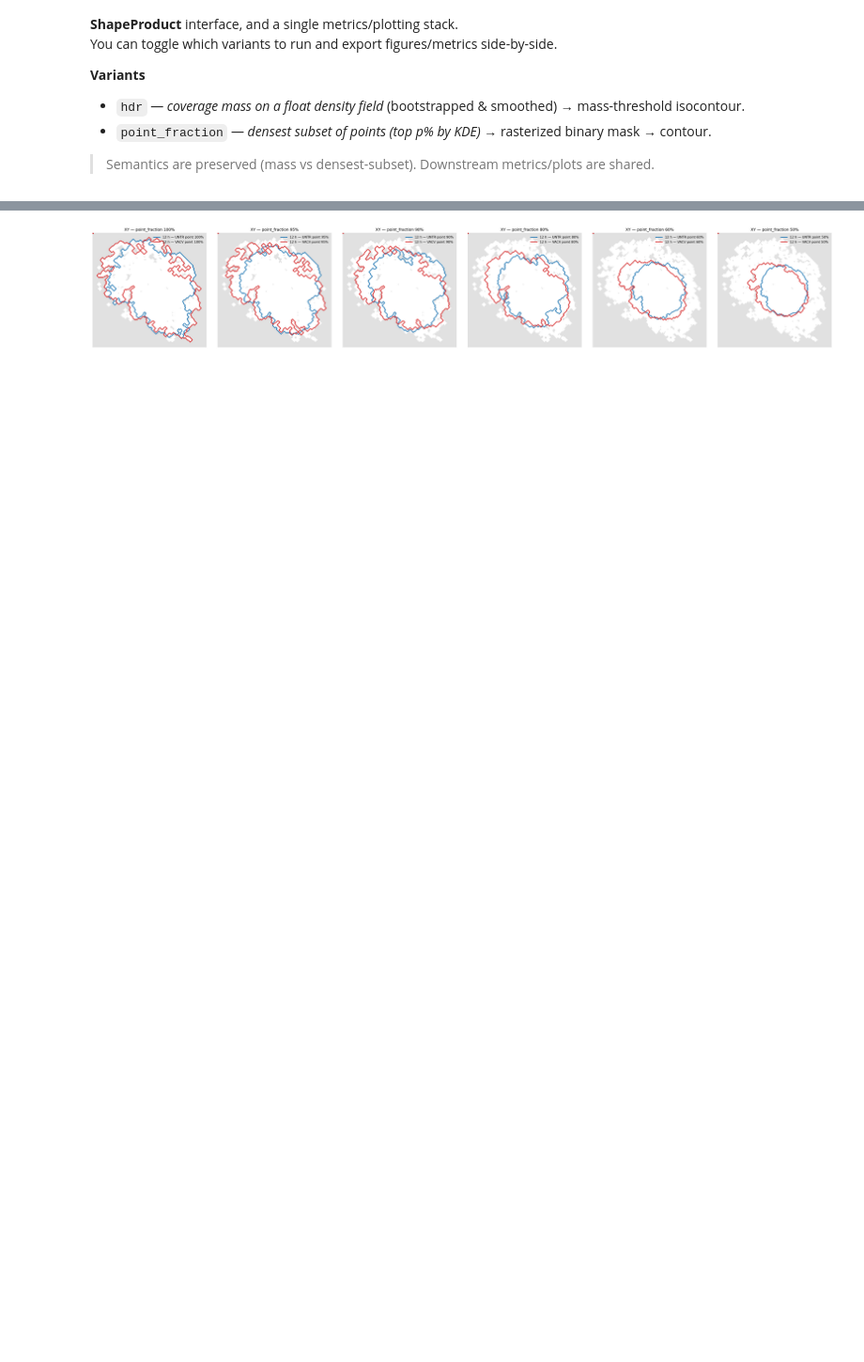
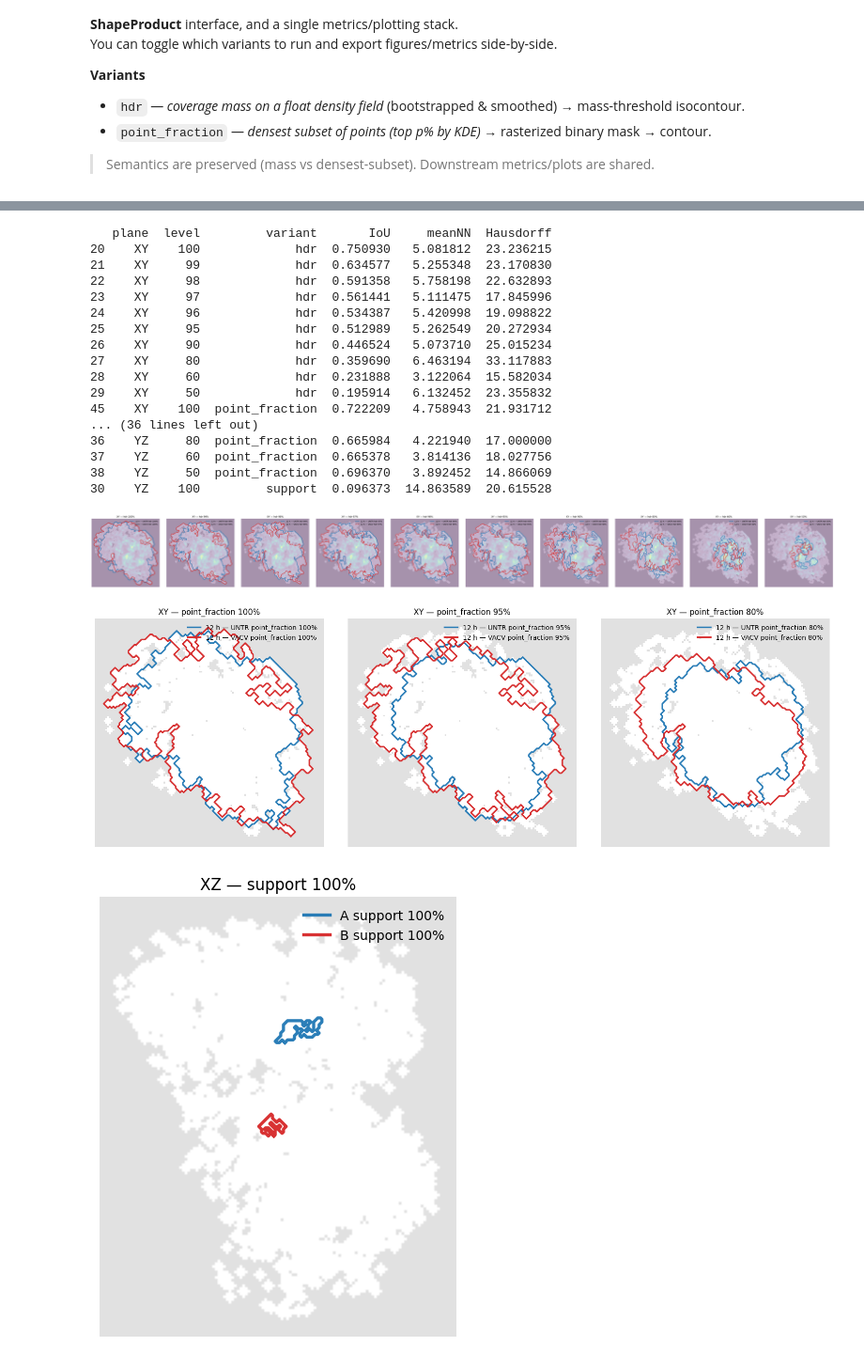
Before and after one commit to nafiul-nipu/GenomeVisProject, a Jupyter notebook: data_processing_python/14.7_VA_unified_silhouette_pipeline.ipynb, the cells around one changed output, grey strips where cells are left out. Shown at 94% size. Saved outputs shown, nothing was run; the diff lists cells and outputs as text; code cells hidden in the pictures; blank space fills up the shorter version.

```diff
--- a/data_processing_python/14.7_VA_unified_silhouette_pipeline.ipynb
+++ b/data_processing_python/14.7_VA_unified_silhouette_pipeline.ipynb
@@ -609,4 +525,39 @@ Wrote: data/green_monkey/va_testing/out_unified_step1/metrics_unified.csv
 # %%
-view("point_fraction", plane="XY", levels="all")
+# from silhouette_core import run_silhouettes, CfgCommon, CfgHDR, CfgPF
+
+res = run_silhouettes(
+    csv_A = "data/green_monkey/all_structure_files/chr1/12hrs/untr/structure_12hrs_untr_gene_info.csv",
+    csv_B = "data/green_monkey/all_structure_files/chr1/12hrs/vacv/structure_12hrs_vacv_gene_info.csv",
+    out_dir="data/green_monkey/va_testing/out_silhouttes_unified",
+    run_hdr=True, run_pf=True,
+    cfg_common=CfgCommon(grid_base=160, pad_frac=0.05),
+    cfg_hdr=CfgHDR(n_boot=256),
+    cfg_pf=CfgPF(disk_px=2)
+)
+
+print(res['metrics'])
+
+view(res, kind="hdr", plane="XY", levels="all", show_heat=True, labelA="12 h — UNTR", labelB="12 h — VACV")
+view(res, kind="point_fraction", plane="XY", levels=[100,95,80], labelA="12 h — UNTR", labelB="12 h — VACV")
+view(res, kind="support", plane="XZ")  # single level = 100
 # %% [output]
+   plane  level         variant       IoU     meanNN  Hausdorff
+20    XY    100             hdr  0.750930   5.081812  23.236215
+21    XY     99             hdr  0.634577   5.255348  23.170830
+22    XY     98             hdr  0.591358   5.758198  22.632893
+23    XY     97             hdr  0.561441   5.111475  17.845996
+24    XY     96             hdr  0.534387   5.420998  19.098822
+25    XY     95             hdr  0.512989   5.262549  20.272934
+26    XY     90             hdr  0.446524   5.073710  25.015234
+27    XY     80             hdr  0.359690   6.463194  33.117883
+28    XY     60             hdr  0.231888   3.122064  15.582034
+29    XY     50             hdr  0.195914   6.132452  23.355832
+45    XY    100  point_fraction  0.722209   4.758943  21.931712
+... (36 lines left out)
+36    YZ     80  point_fraction  0.665984   4.221940  17.000000
+37    YZ     60  point_fraction  0.665378   3.814136  18.027756
+38    YZ     50  point_fraction  0.696370   3.892452  14.866069
+30    YZ    100         support  0.096373  14.863589  20.615528
-[figure, old version]
+[figure, new version]
+[figure, added]
+[figure, added]
```
Also changed, not shown: parts of 1 cell of this notebook, 8 other files.
